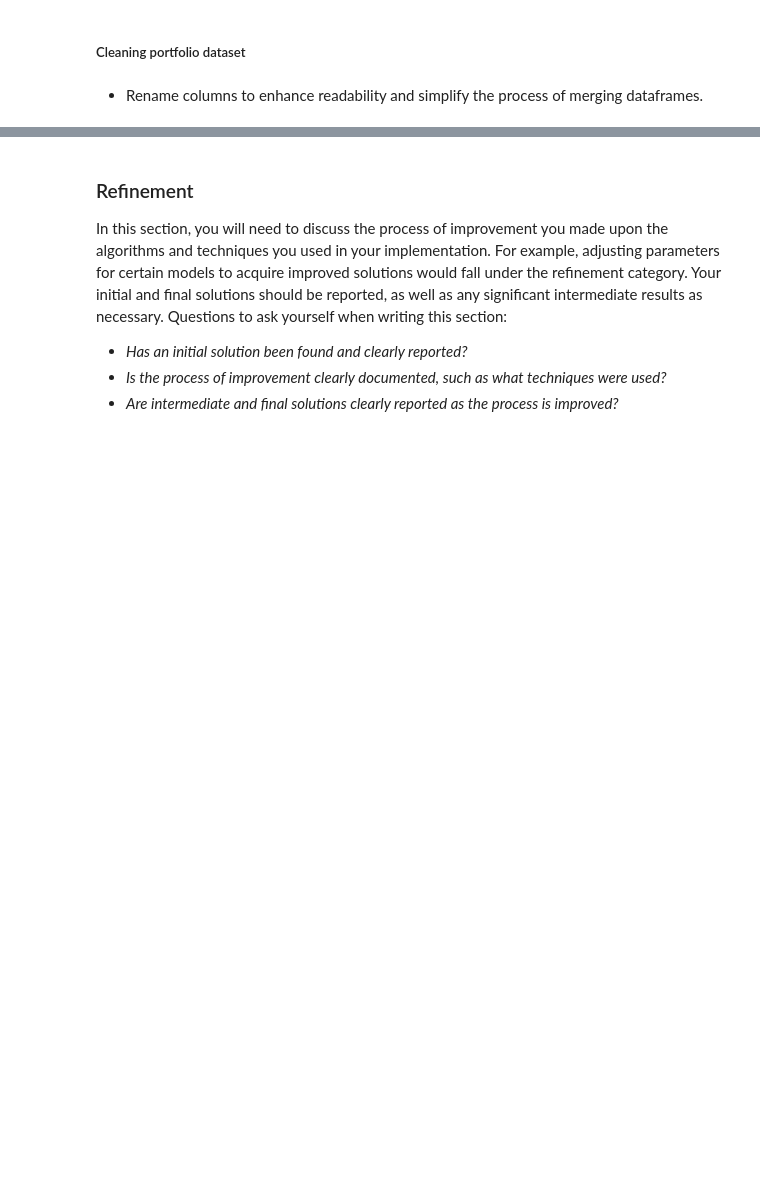
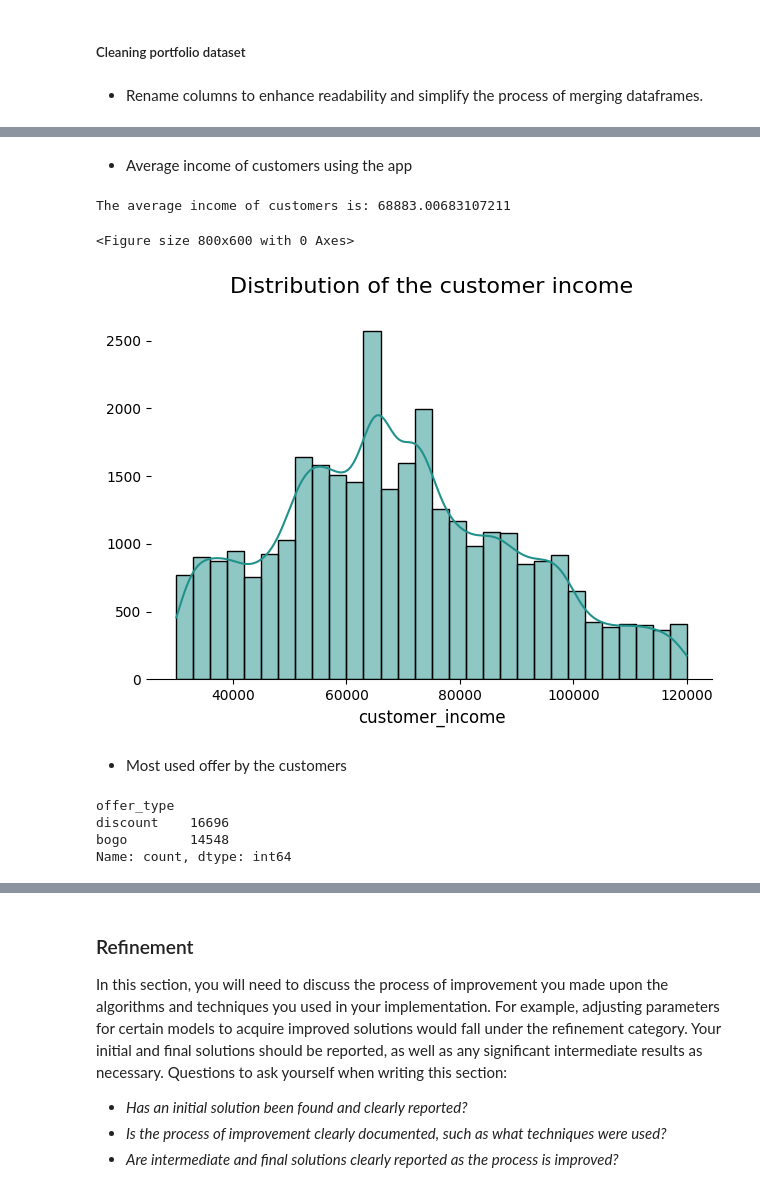
Before and after one commit to Ermess94/capstone-project-udacity, a Jupyter notebook: project_report.ipynb, the cells around one changed output, grey strips where cells are left out. Drawn from its saved outputs; the diff is of its cells as text; code cells hidden in the pictures; blank space fills up the shorter version.

```diff
--- a/project_report.ipynb
+++ b/project_report.ipynb
@@ -593,0 +629,4 @@ In this section, the process for which metrics, algorithms, and techniques that
+# %%
+dataframe = pd.merge(cleaned_portfolio_df, cleaned_transcript_df, on='offer_id')
+dataframe = pd.merge(dataframe, cleaned_profile_df, on='customer_id')
+dataframe.head()
@@ -593,0 +640,21 @@ In this section, the process for which metrics, algorithms, and techniques that
+# %% [markdown]
+- Average income of customers using the app
+# %%
+average_income = float(dataframe['customer_income'].mean())
+print(f'The average income of customers is: {average_income}')
+# %% [output]
+The average income of customers is: 68883.00683107211
+# %%
+distribution_plot(dataframe, 'customer_income', 'Distribution of the customer income')
+# %% [output]
+<Figure size 800x600 with 0 Axes>
+[figure, added]
+# %% [markdown]
+- Most used offer by the customers
+# %%
+dataframe['offer_type'].value_counts()
+# %% [output]
+offer_type
+discount    16696
+bogo        14548
+Name: count, dtype: int64
```
Also changed, not shown: parts of 24 cells of this notebook.
